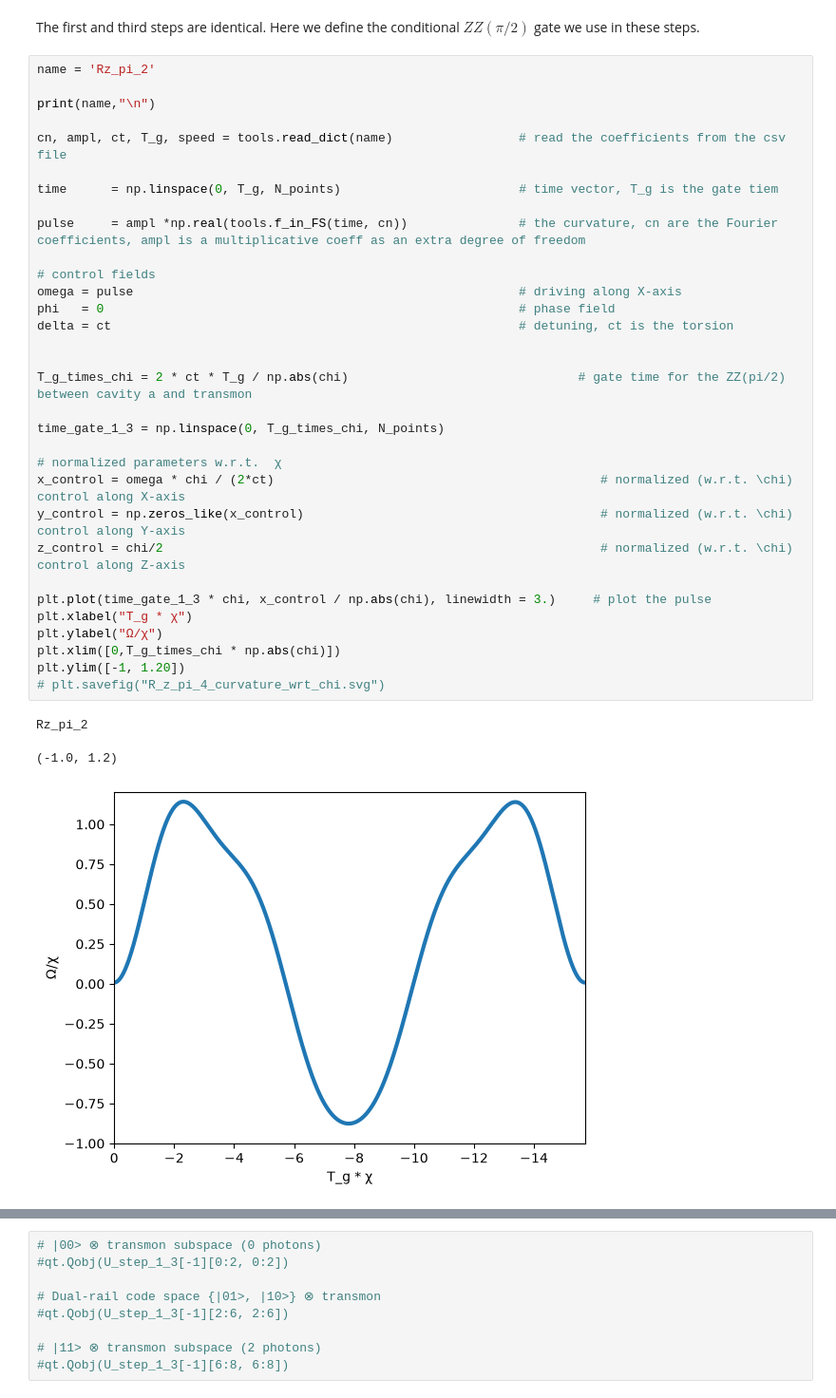
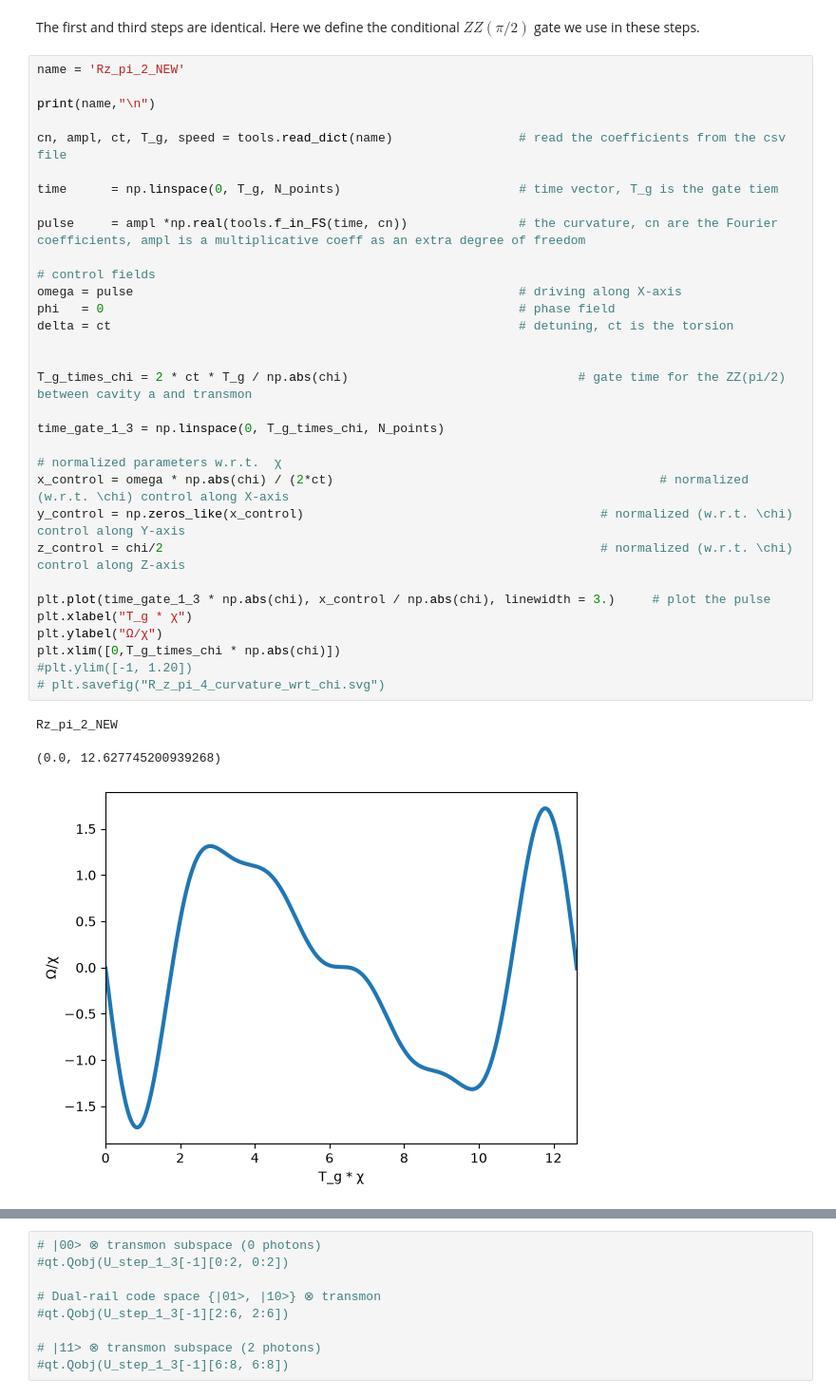
Before and after one commit to Filippos-Dakis/Dual-rail-Erasure-Qubits, a Jupyter notebook: Paper_results_and_figures.ipynb, the cells around one changed output, grey strips where cells are left out. Shown at 95% size. Saved outputs shown, nothing was run; the diff lists cells and outputs as text.

```diff
--- a/Paper_results_and_figures.ipynb
+++ b/Paper_results_and_figures.ipynb
@@ -143,41 +143,41 @@ In order to have dephasing robust gates we came up with a different protocol. In
 # %% [markdown]
 The first and third steps are identical. Here we define the conditional $ZZ(\pi/2)$ gate we use in these steps.
 # %%
-name = 'Rz_pi_2'
+name = 'Rz_pi_2_NEW'
 
 print(name,"\n")
 
 cn, ampl, ct, T_g, speed = tools.read_dict(name)                 # read the coefficients from the csv file
 
 time      = np.linspace(0, T_g, N_points)                        # time vector, T_g is the gate tiem
 
 pulse     = ampl *np.real(tools.f_in_FS(time, cn))               # the curvature, cn are the Fourier coefficients, ampl is a multiplicative coeff as an extra degree of freedom
 
 # control fields
 omega = pulse                                                    # driving along X-axis
 phi   = 0                                                        # phase field
 delta = ct                                                       # detuning, ct is the torsion
 
 
 T_g_times_chi = 2 * ct * T_g / np.abs(chi)                               # gate time for the ZZ(pi/2) between cavity a and transmon
 
 time_gate_1_3 = np.linspace(0, T_g_times_chi, N_points)
 
 # normalized parameters w.r.t.  χ
-x_control = omega * chi / (2*ct)                                            # normalized (w.r.t. \chi) control along X-axis
+x_control = omega * np.abs(chi) / (2*ct)                                            # normalized (w.r.t. \chi) control along X-axis
 y_control = np.zeros_like(x_control)                                        # normalized (w.r.t. \chi) control along Y-axis
 z_control = chi/2                                                           # normalized (w.r.t. \chi) control along Z-axis
 
-plt.plot(time_gate_1_3 * chi, x_control / np.abs(chi), linewidth = 3.)     # plot the pulse
+plt.plot(time_gate_1_3 * np.abs(chi), x_control / np.abs(chi), linewidth = 3.)     # plot the pulse
 plt.xlabel("T_g * χ")
 plt.ylabel("Ω/χ")
 plt.xlim([0,T_g_times_chi * np.abs(chi)])
-plt.ylim([-1, 1.20])
+#plt.ylim([-1, 1.20])
 # plt.savefig("R_z_pi_4_curvature_wrt_chi.svg")
 # %% [output]
-Rz_pi_2
+Rz_pi_2_NEW
-(-1.0, 1.2)
+(0.0, 12.627745200939268)
-[figure, old version]
+[figure, new version]
 # %%
 # Additional operators in cavity_a ⊗ cavity_b ⊗ transmon space
 Sx  = qt.tensor(qt.qeye(N_fock), qt.qeye(N_fock), qt.sigmax())  # transmon sigma_x
```
Also changed, not shown: parts of 14 cells of this notebook, 12 other files.
